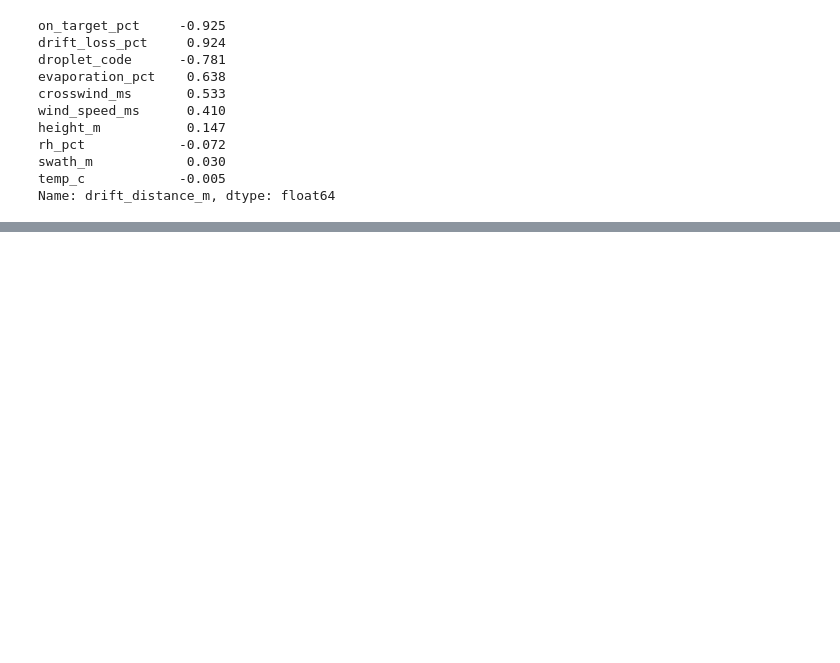
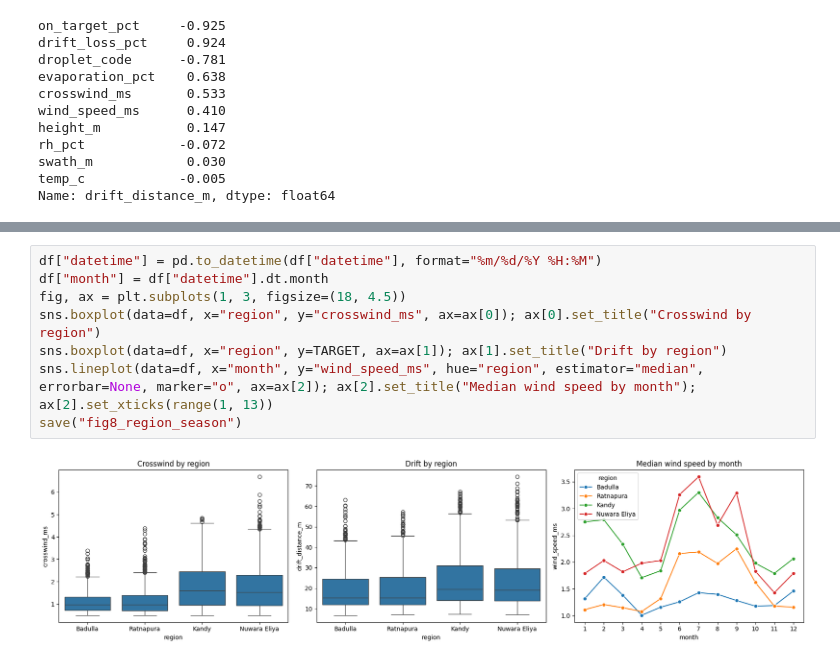
Before and after one commit to ShiharaXcor/AI-Driven-Drone-System-for-Precision-Spraying-in-Sri-Lankan-Tea-Plantations-J26-DS-346, a Jupyter notebook: component2_wind_spraying/eda/eda_datasetA.ipynb, the cells around one changed output, grey strips where cells are left out. Cells and saved outputs as stored; diff of their text form; blank space fills up the shorter version.

```diff
--- a/component2_wind_spraying/eda/eda_datasetA.ipynb
+++ b/component2_wind_spraying/eda/eda_datasetA.ipynb
@@ -332,0 +362,10 @@ Name: drift_distance_m, dtype: float64
+# %%
+df["datetime"] = pd.to_datetime(df["datetime"], format="%m/%d/%Y %H:%M")
+df["month"] = df["datetime"].dt.month
+fig, ax = plt.subplots(1, 3, figsize=(18, 4.5))
+sns.boxplot(data=df, x="region", y="crosswind_ms", ax=ax[0]); ax[0].set_title("Crosswind by region")
+sns.boxplot(data=df, x="region", y=TARGET, ax=ax[1]); ax[1].set_title("Drift by region")
+sns.lineplot(data=df, x="month", y="wind_speed_ms", hue="region", estimator="median", errorbar=None, marker="o", ax=ax[2]); ax[2].set_title("Median wind speed by month"); ax[2].set_xticks(range(1, 13))
+save("fig8_region_season")
+# %% [output]
+[figure, added]
```
Also changed, not shown: parts of 5 cells of this notebook.
